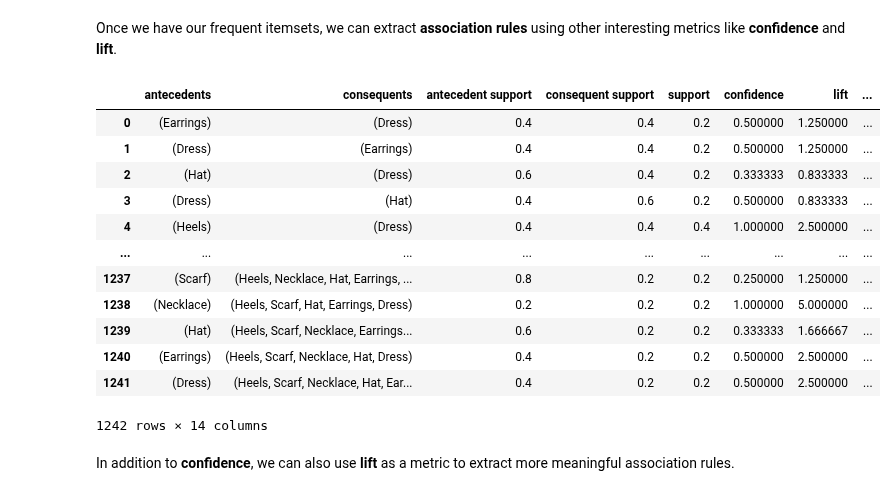
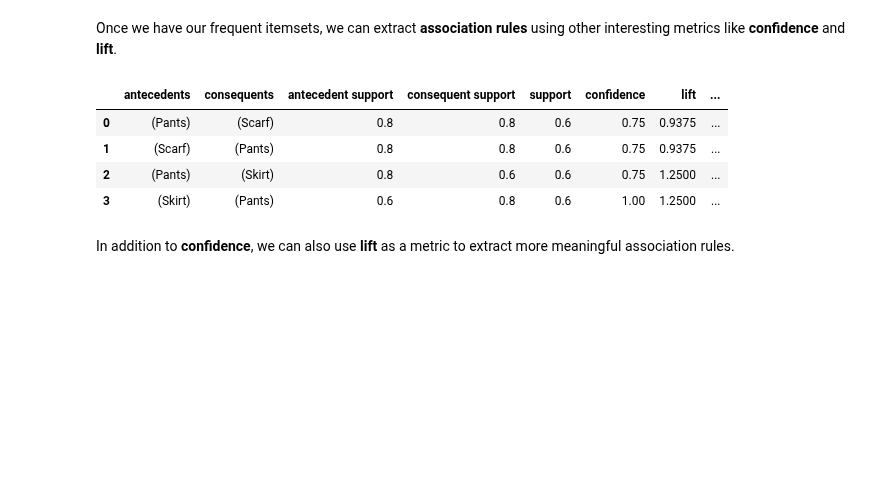
Before and after one commit to Yas-smine/Customer-purchases-history-, a Jupyter notebook: Customer_purchases.ipynb, the cells around one changed output. Saved outputs shown, nothing was run; the diff lists cells and outputs as text; code cells hidden in the pictures; blank space fills up the shorter version.

```diff
--- a/Customer_purchases.ipynb
+++ b/Customer_purchases.ipynb
@@ -54,7 +54,7 @@ apriori(toy_df, min_support=0.6) # Support code
 | 4 | 0.6 | (5, 7) |
 | 5 | 0.6 | (9, 5) |
 # %%
-frequent_itemsets=apriori(toy_df, min_support=0.02, use_colnames=True)  #Instead of column indices we can use column names
+frequent_itemsets=apriori(toy_df, min_support=0.6, use_colnames=True)  #Instead of column indices we can use column names
 frequent_itemsets #Support with column names
 # %% [output]
 |  | support | itemsets |
@@ -74,21 +68,13 @@ frequent_itemsets #Support with column names
 Once we have our frequent itemsets, we can extract **association rules** using other interesting metrics like **confidence** and **lift**.
 # %%
 from mlxtend.frequent_patterns import association_rules
-association_rules(frequent_itemsets, metric="confidence", min_threshold=0.01) # associate items
+association_rules(frequent_itemsets, metric="confidence", min_threshold=0.7) # associate items
 # %% [output]
 |  | antecedents | consequents | antecedent support | consequent support | support | confidence | lift | ... |
-| 0 | (Earrings) | (Dress) | 0.4 | 0.4 | 0.2 | 0.500000 | 1.250000 | ... |
-| 1 | (Dress) | (Earrings) | 0.4 | 0.4 | 0.2 | 0.500000 | 1.250000 | ... |
-| 2 | (Hat) | (Dress) | 0.6 | 0.4 | 0.2 | 0.333333 | 0.833333 | ... |
-| 3 | (Dress) | (Hat) | 0.4 | 0.6 | 0.2 | 0.500000 | 0.833333 | ... |
-| 4 | (Heels) | (Dress) | 0.4 | 0.4 | 0.4 | 1.000000 | 2.500000 | ... |
-| ... | ... | ... | ... | ... | ... | ... | ... | ... |
-| 1237 | (Scarf) | (Heels, Necklace, Hat, Earrings, ... | 0.8 | 0.2 | 0.2 | 0.250000 | 1.250000 | ... |
-| 1238 | (Necklace) | (Heels, Scarf, Hat, Earrings, Dress) | 0.2 | 0.2 | 0.2 | 1.000000 | 5.000000 | ... |
-| 1239 | (Hat) | (Heels, Scarf, Necklace, Earrings... | 0.6 | 0.2 | 0.2 | 0.333333 | 1.666667 | ... |
-| 1240 | (Earrings) | (Heels, Scarf, Necklace, Hat, Dress) | 0.4 | 0.2 | 0.2 | 0.500000 | 2.500000 | ... |
-| 1241 | (Dress) | (Heels, Scarf, Necklace, Hat, Ear... | 0.4 | 0.2 | 0.2 | 0.500000 | 2.500000 | ... |
+| 0 | (Pants) | (Scarf) | 0.8 | 0.8 | 0.6 | 0.75 | 0.9375 | ... |
+| 1 | (Scarf) | (Pants) | 0.8 | 0.8 | 0.6 | 0.75 | 0.9375 | ... |
+| 2 | (Pants) | (Skirt) | 0.8 | 0.6 | 0.6 | 0.75 | 1.2500 | ... |
+| 3 | (Skirt) | (Pants) | 0.6 | 0.8 | 0.6 | 1.00 | 1.2500 | ... |
-1242 rows × 14 columns
 # %% [markdown]
 In addition to **confidence**, we can also use **lift** as a metric to extract more meaningful association rules.
 # %%
```
Also changed, not shown: parts of 3 cells of this notebook.
